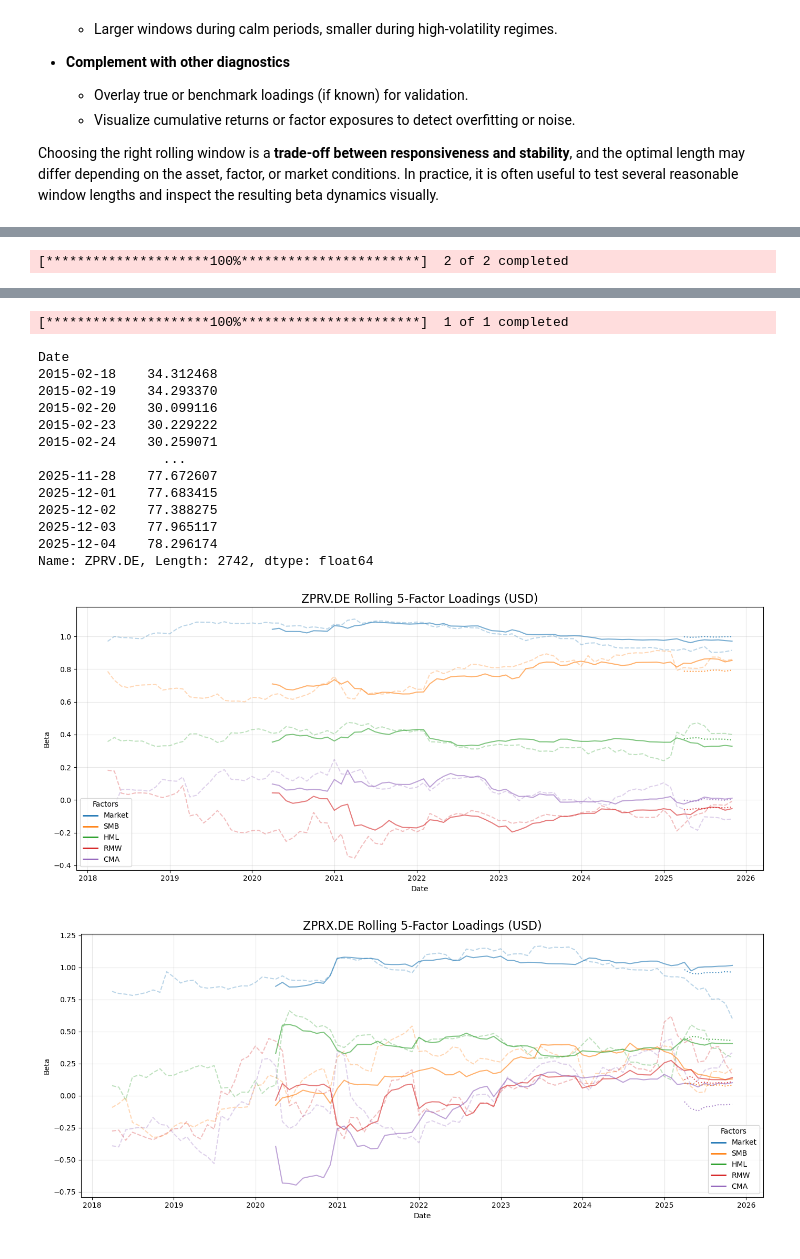
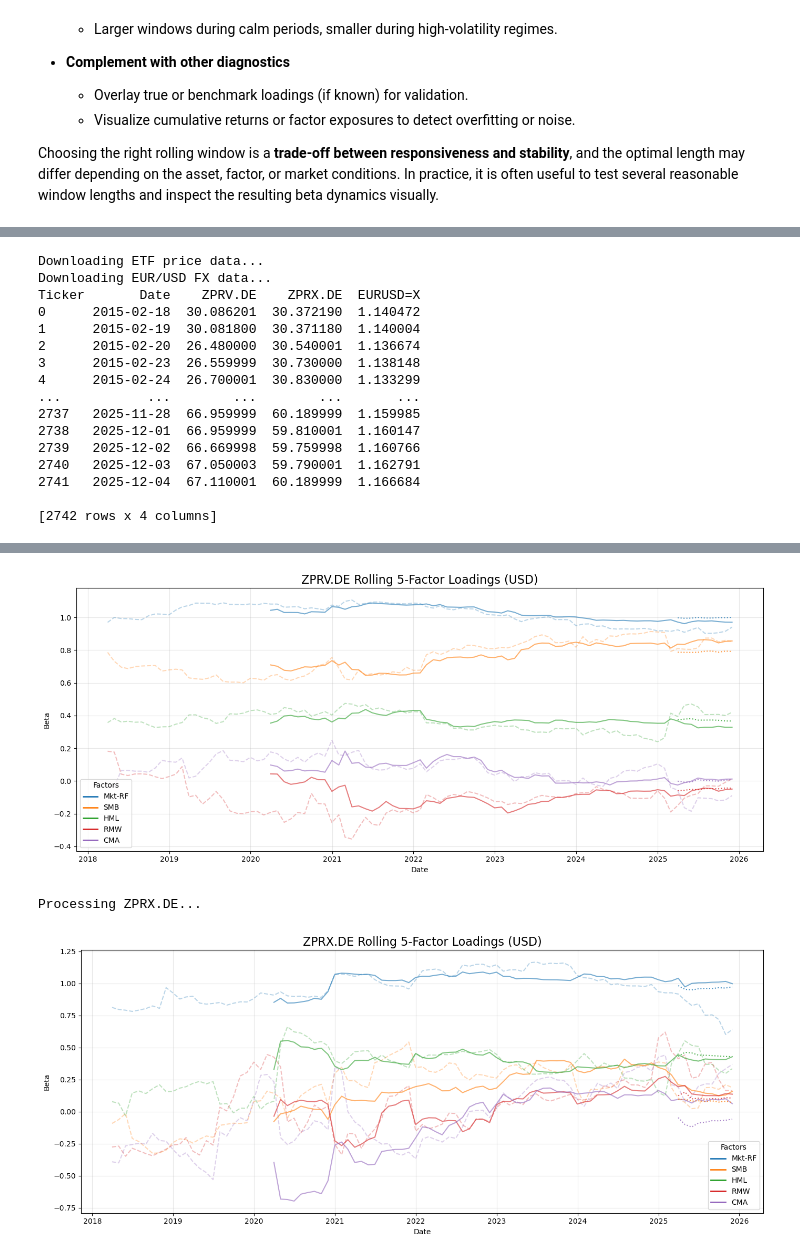
Before and after one commit to husainm97/quant-lab-alpha, a Jupyter notebook: notebooks/factor_premium_tests.ipynb, the cells around one changed output, grey strips where cells are left out. Cells and saved outputs as stored; diff of their text form; code cells hidden in the pictures.

```diff
--- a/notebooks/factor_premium_tests.ipynb
+++ b/notebooks/factor_premium_tests.ipynb
@@ -341,43 +285,49 @@ Choosing the right rolling window is a **trade-off between responsiveness and st
 # %%
 import yfinance as yf
+import pandas as pd
+import matplotlib.pyplot as plt
+import statsmodels.api as sm
+from matplotlib.lines import Line2D
 
+# --- Settings ---
 tickers = ['ZPRV.DE', 'ZPRX.DE']
 start_date, end_date = '2015-01-01', '2025-12-05'
+windows = [36, 60, 120]  # 3Y, 5Y, 10Y
+factor_colors = {'Mkt-RF':'tab:blue','SMB':'tab:orange','HML':'tab:green','RMW':'tab:red','CMA':'tab:purple'}
 
+# --- Download ETF prices ---
 print("Downloading ETF price data...")
 price_data = yf.download(tickers, start=start_date, end=end_date, auto_adjust=True)['Close'].reset_index()
-price_data.rename(columns={'index':'Date'}, inplace=True)
 
+# --- Download EUR/USD FX data ---
 print("Downloading EUR/USD FX data...")
 eurusd = yf.download('EURUSD=X', start=start_date, end=end_date, auto_adjust=True)['Close'].reset_index()
-eurusd.rename(columns={'Date':'Date', 'Close':'EURUSD'}, inplace=True)
 
-# Merge ETF prices with FX rates
+# --- Merge and convert ETFs to USD ---
 merged = pd.merge(price_data, eurusd, on='Date', how='inner')
-
-# Convert EUR-denominated ETFs to USD
+print(merged)
 for col in tickers:
     merged[col] = merged[col] * merged['EURUSD=X']
 
-# Compute monthly returns
 merged['Date'] = pd.to_datetime(merged['Date'])
 merged.set_index('Date', inplace=True)
-print(merged['ZPRV.DE'])
+
+# --- Monthly returns ---
 monthly_returns = (1 + merged[tickers]).resample('M').last().pct_change().dropna()
 
-# Load Fama-French 5 Factors
-ff_factors = fetch_ff5_monthly()
+# --- Load Fama-French 5 Factors ---
+ff_factors = fetch_ff5_monthly()  # assumes this exists
 ff_factors.index = pd.to_datetime(ff_factors.index).to_period('M').to_timestamp('M')
 
-# Align ETFs and factors
+# --- Combine ETFs & Factors ---
 combined_data = pd.concat([monthly_returns, ff_factors], axis=1, join='inner')
 
-# Rolling Betas
-windows = [36, 60, 120]  # 3Y, 5Y, 10Y
-factor_colors = {'Market':'tab:blue','SMB':'tab:orange','HML':'tab:green','RMW':'tab:red','CMA':'tab:purple'}
+# --- Plotting ---
+for etf_col in tickers:
+    print(f"\nProcessing {etf_col}...")
+    etf_df = combined_data.copy()
+    etf_df['excess'] = etf_df[etf_col] - etf_df['RF']
 
-for etf_col in tickers:
-    etf_df = prepare_etf(combined_data, etf_col)
     plt.figure(figsize=(14,6))
 
     for w in windows:
@@ -396,8 +346,7 @@ for etf_col in tickers:
     plt.xlabel('Date')
     plt.grid(alpha=0.3)
 
-    # Custom legend only for factors
-    from matplotlib.lines import Line2D
+    # Custom legend
     lines = [Line2D([0],[0], color=factor_colors[f], lw=2) for f in factor_colors]
     labels = factor_colors.keys()
     plt.legend(lines, labels, title='Factors', fontsize=10)
@@ -409 +359,16 @@ Downloading ETF price data...
-[*********************100%***********************]  2 of 2 completed
+Downloading ETF price data...
+Downloading EUR/USD FX data...
+Ticker       Date    ZPRV.DE    ZPRX.DE  EURUSD=X
+0      2015-02-18  30.086201  30.372190  1.140472
+1      2015-02-19  30.081800  30.371180  1.140004
+2      2015-02-20  26.480000  30.540001  1.136674
+3      2015-02-23  26.559999  30.730000  1.138148
+4      2015-02-24  26.700001  30.830000  1.133299
+...           ...        ...        ...       ...
+2737   2025-11-28  66.959999  60.189999  1.159985
+2738   2025-12-01  66.959999  59.810001  1.160147
+2739   2025-12-02  66.669998  59.759998  1.160766
+2740   2025-12-03  67.050003  59.790001  1.162791
+2741   2025-12-04  67.110001  60.189999  1.166684
+
+[2742 rows x 4 columns]
@@ -411,19 +376,6 @@ Downloading EUR/USD FX data...
+[figure, new version]
-[*********************100%***********************]  1 of 1 completed
+Processing ZPRX.DE...
-Date
-2015-02-18    34.312468
-2015-02-19    34.293370
-2015-02-20    30.099116
-2015-02-23    30.229222
-2015-02-24    30.259071
-                ...
-2025-11-28    77.672607
-2025-12-01    77.683415
-2025-12-02    77.388275
-2025-12-03    77.965117
-2025-12-04    78.296174
-Name: ZPRV.DE, Length: 2742, dtype: float64
-[figure, old version]
-[figure, old version]
+[figure, new version]
 # %%
 
 
```
Also changed, not shown: parts of 20 cells of this notebook.
